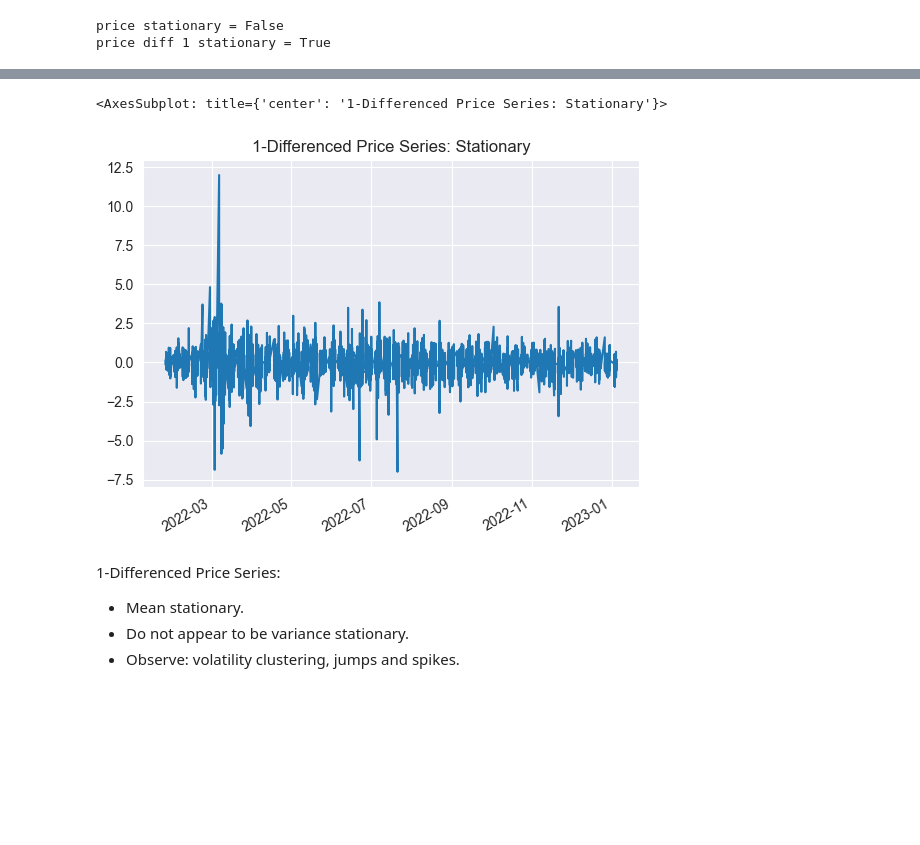
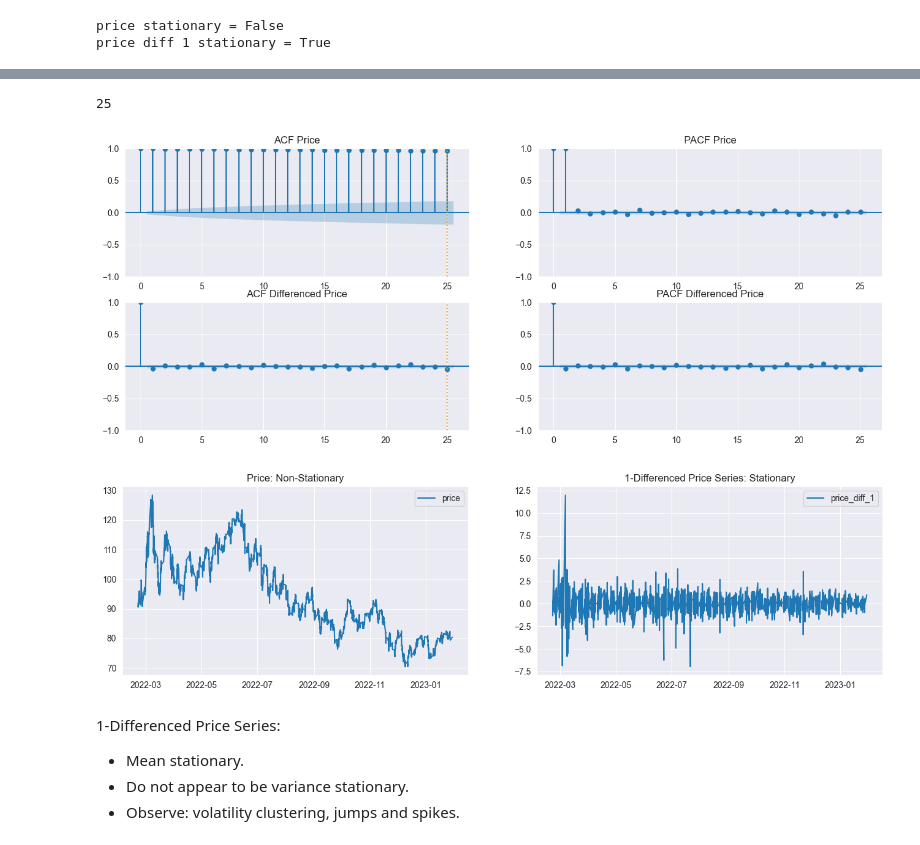
Before and after one commit to webclinic017/trading-40, a Jupyter notebook: algo/forecasting/commodities/arima_garch_time_series_energy.ipynb, the cells around one changed output, grey strips where cells are left out. Drawn from its saved outputs; the diff is of its cells as text; code cells hidden in the pictures; blank space fills up the shorter version.

```diff
--- a/fundamentals/commodities/arima_garch_time_series_energy.ipynb
+++ b/algo/forecasting/commodities/arima_garch_time_series_energy.ipynb
@@ -95,8 +90,72 @@ df["price"].plot(title="Price: Non-Stationary")
-# %%
-df["price_diff_1"].plot(title="1-Differenced Price Series: Stationary")
-# %% [output]
-<AxesSubplot: title={'center': '1-Differenced Price Series: Stationary'}>
-[figure, removed]
+# %%
+# Number of lags to trial.
+lags = 25
+
+conf_interval = {95: 0.05}
+alpha = conf_interval[95]
+
+acf, conf = sm.tsa.stattools.acf(x=df["price"], nlags=lags, alpha=alpha)
+
+# Centre the confidence boundaries on the data.
+conf_centred = conf - np.expand_dims(acf, axis=-1)
+
+# Significant data: outside of the blue bands (above or below).
+sig_data = np.abs(acf) >= conf_centred[:, 1]
+
+# Largest lag of raw (non-differenced) price data.
+max_lag = max(index for index, value in enumerate(sig_data) if value)
+max_lag
+# %% [output]
+25
+# %%
+# NOTE: the blue bands are the error bands - anything within them is not statistically significant.
+x = df["price"]
+
+fig = plt.figure(figsize=(16, 6))
+
+ax1 = fig.add_subplot(221)
+fig = sm.graphics.tsa.plot_acf(x, lags=lags, ax=ax1)
+plt.vlines(max_lag, ymin=-1.0, ymax=1.0, color="orange", linestyle="dotted")
+plt.title("ACF Price")
+
+ax2 = fig.add_subplot(222)
+fig = sm.graphics.tsa.plot_pacf(x, lags=lags, ax=ax2)
+plt.title("PACF Price")
+
+# NOTE: the blue bands are the error bands - anything within them is not statistically significant.
+x = df["price_diff_1"]
+
+ax3 = fig.add_subplot(223)
+fig = sm.graphics.tsa.plot_acf(x, lags=lags, ax=ax3)
+plt.vlines(max_lag, ymin=-1.0, ymax=1.0, color="orange", linestyle="dotted")
+plt.title("ACF Differenced Price")
+
+ax4 = fig.add_subplot(224)
+fig = sm.graphics.tsa.plot_pacf(x, lags=lags, ax=ax4)
+plt.title("PACF Differenced Price")
+
+plt.show()
+# %% [output]
+[figure, added]
+# %%
+fig = plt.figure()
+fig.set_size_inches(16, 4)
+
+# Price.
+plt.subplot(1, 2, 1)
+plt.title("Price: Non-Stationary")
+plt.plot(df["price"], label="price")
+plt.legend()
+
+# Differenced Price.
+plt.subplot(1, 2, 2)
+plt.title("1-Differenced Price Series: Stationary")
+plt.plot(df["price_diff_1"], label="price_diff_1")
+plt.legend()
+
+plt.show()
+# %% [output]
+[figure, added]
 # %% [markdown]
 1-Differenced Price Series:
 - Mean stationary.
```
Also changed, not shown: parts of 4 cells of this notebook, 2 other files.
